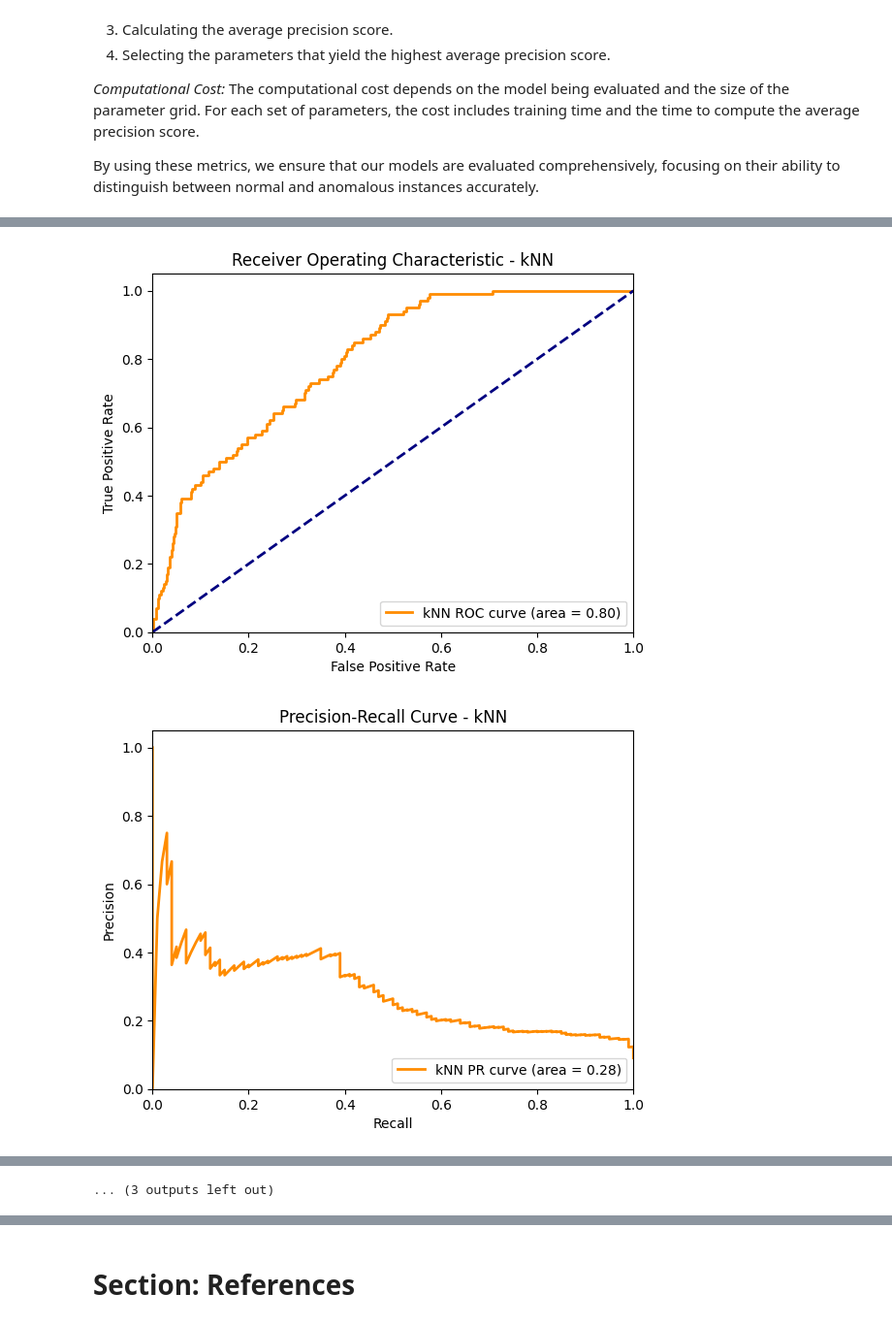
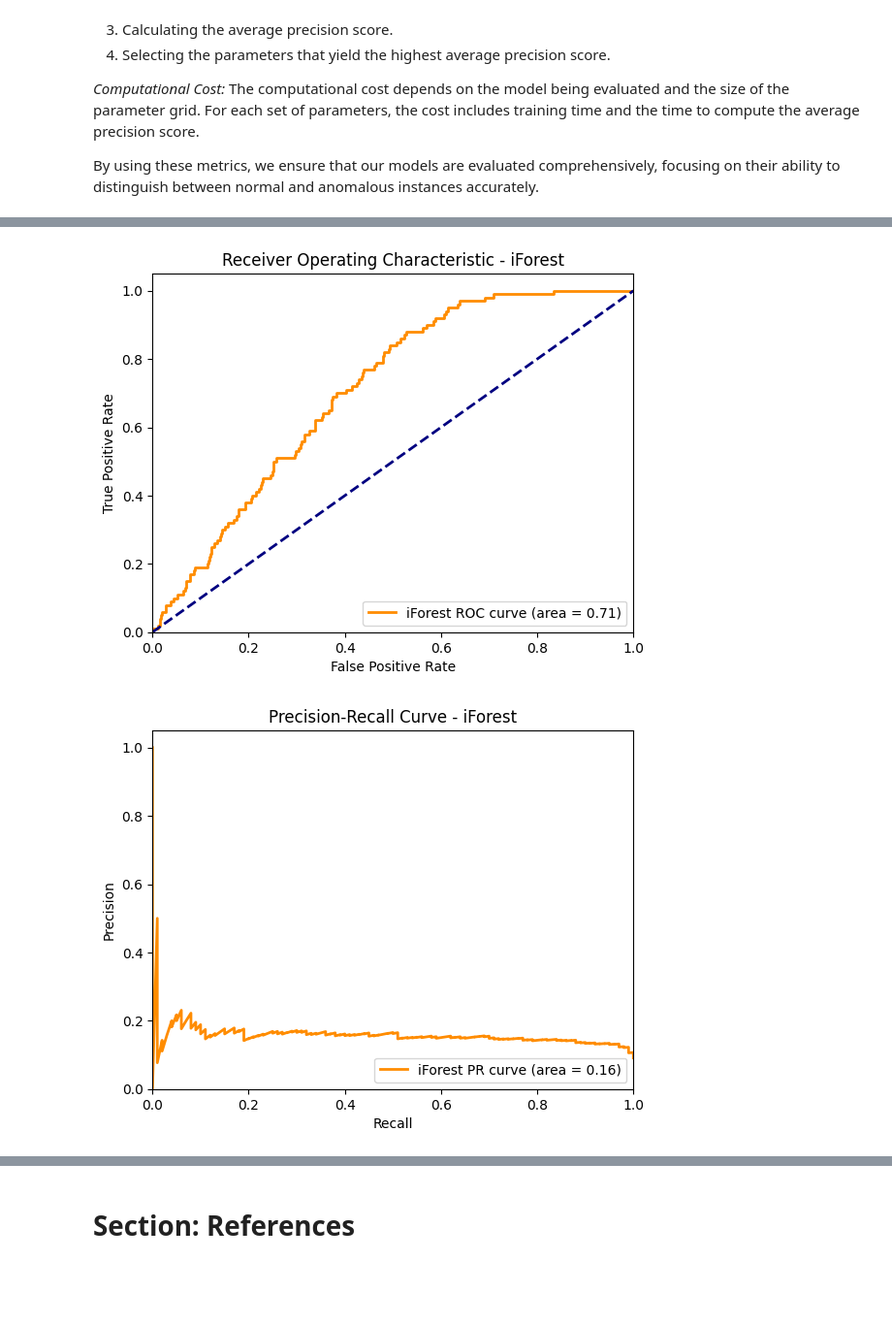
Before and after one commit to marcocarotta/mnist-outlier, a Jupyter notebook: notebook.ipynb, the cells around one changed output, grey strips where cells are left out. Shown at 97% size. Cells and saved outputs as stored; diff of their text form; code cells hidden in the pictures; blank space fills up the shorter version.

```diff
--- a/notebook.ipynb
+++ b/notebook.ipynb
@@ -602,13 +594,13 @@ def plot_roc_pr_curves(y_test, y_test_scores, model_name):
         plt.legend(loc="lower right")
         plt.show()
 
-plot_roc_pr_curves(y_test, y_test_scores_knn, 'kNN')
+# plot_roc_pr_curves(y_test, y_test_scores_knn, 'kNN')
 plot_roc_pr_curves(y_test, y_test_scores_if, 'iForest')
-plot_roc_pr_curves(y_test, y_test_scores_fabod, 'FastABOD')
-plot_roc_pr_curves(y_test, y_test_scores_ocsvm, 'OCSVM')
+# plot_roc_pr_curves(y_test, y_test_scores_fabod, 'FastABOD')
+# plot_roc_pr_curves(y_test, y_test_scores_ocsvm, 'OCSVM')
 plot_roc_pr_curves(y_test, y_test_scores_rf, 'RandomForest')
-plot_roc_pr_curves(y_test, y_test_scores_xgb, 'XGBoost')
-plot_roc_pr_curves(y_test, y_test_scores_svm, 'SVM')
+# plot_roc_pr_curves(y_test, y_test_scores_xgb, 'XGBoost')
+# plot_roc_pr_curves(y_test, y_test_scores_svm, 'SVM')
 # %% [output]
 Params: {'n_neighbors': 5, 'contamination': 0.09090909090909091}, Average Precision: 0.21972143396121385
 Params: {'n_neighbors': 20, 'contamination': 0.09090909090909091}, Average Precision: 0.25002592956322445
@@ -621,11 +613,11 @@ Best Params for IForest: {'n_estimators': 100, 'contamination': 0.09090909090909
 Params: {'n_neighbors': 5, 'contamination': 0.09090909090909091}, Average Precision: 0.17054961601898613
 Params: {'n_neighbors': 20, 'contamination': 0.09090909090909091}, Average Precision: 0.20141853127989218
 Best Params for ABOD: {'n_neighbors': 20, 'contamination': 0.09090909090909091}, Best Average Precision: 0.20141853127989218
 Params: {'nu': 0.1, 'kernel': 'linear', 'gamma': 'scale', 'contamination': 0.09090909090909091}, Average Precision: 0.08091485048169136
 ... (52 lines left out)
 
 On Test Data (SVM):
 SVM ROC:0.9989, precision @ rank n:0.93
 PR AUC (SVM):  0.988690842158057
-[figure, old version]
+[figure, new version]
-[figure, old version]
+[figure, new version]
@@ -641 +625,0 @@ PR AUC (SVM):  0.988690842158057
-... (3 outputs left out)
```
Also changed, not shown: parts of 28 cells of this notebook, 2 other files.
